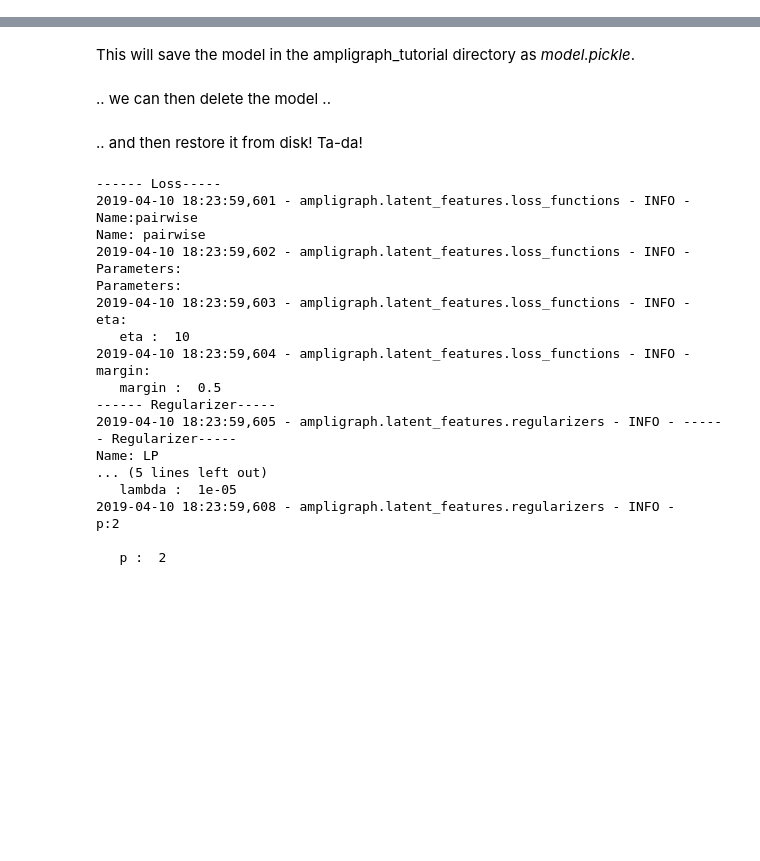
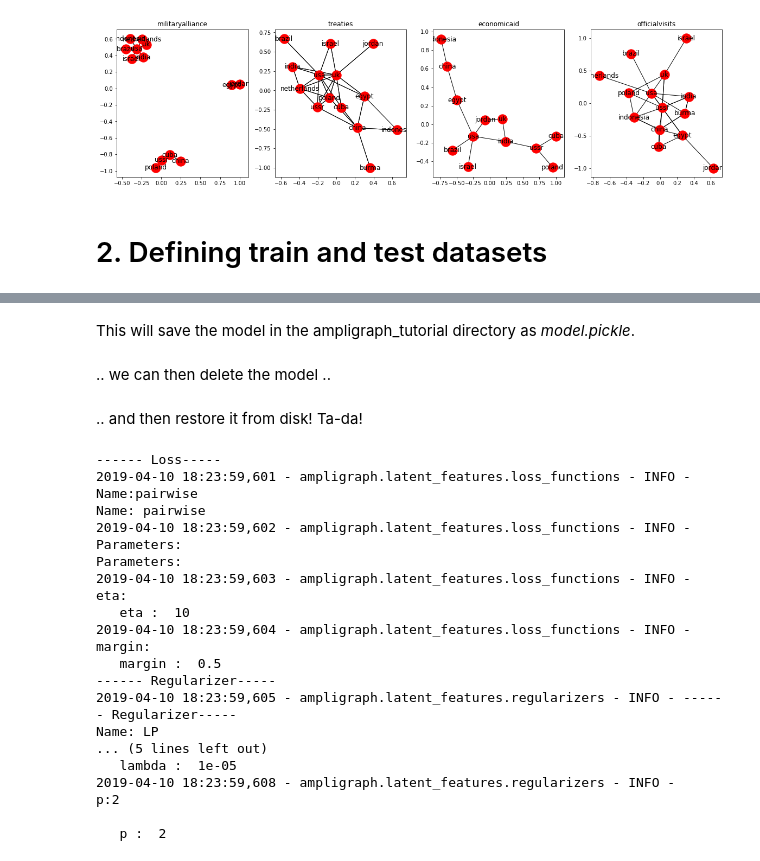
Before and after one commit to Accenture/AmpliGraph, a Jupyter notebook: tutorials/AmpliGraph Tutorial 1.ipynb, the cells around one changed output, grey strips where cells are left out. Saved outputs shown, nothing was run; the diff lists cells and outputs as text; code cells hidden in the pictures; blank space fills up the shorter version.

Commit message:
Moved Nations into a single csv. Updated Tutorial 1.

```diff
--- a/tutorials/AmpliGraph Tutorial 1.ipynb
+++ b/tutorials/AmpliGraph Tutorial 1.ipynb
@@ -47,0 +39,2 @@ The data is pre-split into train/test/valid sets.
+# %%
+nations = pd.read_csv('./data/nations.csv')
@@ -47,0 +89,20 @@ The data is pre-split into train/test/valid sets.
+# %%
+import networkx as nx
+import matplotlib.pyplot as plt
+%matplotlib inline
+
+fig, axs = plt.subplots(1, 4, figsize=(20, 5))
+
+for index, relation in enumerate(['militaryalliance', 'treaties', 'economicaid', 'officialvisits']):
+
+    G = nx.MultiGraph()
+    for i, row in nations.loc[nations['predicate'] == relation].iterrows():
+        G.add_nodes_from([row[0], row[2]])
+        G.add_edge(row[0], row[2], name=row[1])
+
+    axs[index].set_title(relation)
+    nx.draw_networkx(G, ax=axs[index])
+# %% [output]
+[figure, added]
+# %% [markdown]
+# 2. Defining train and test datasets
```
Also changed, not shown: parts of 59 cells of this notebook, 4 other files.
